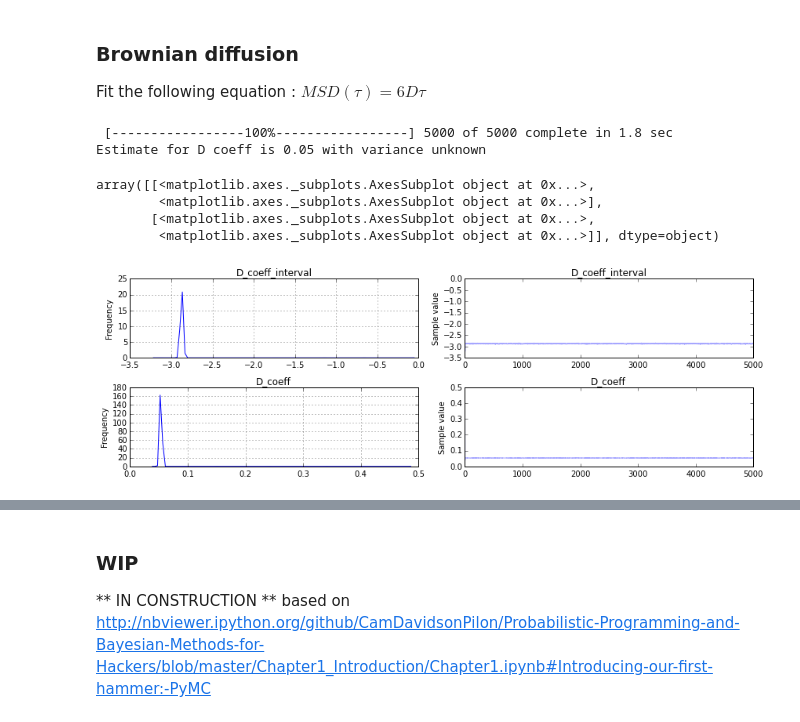
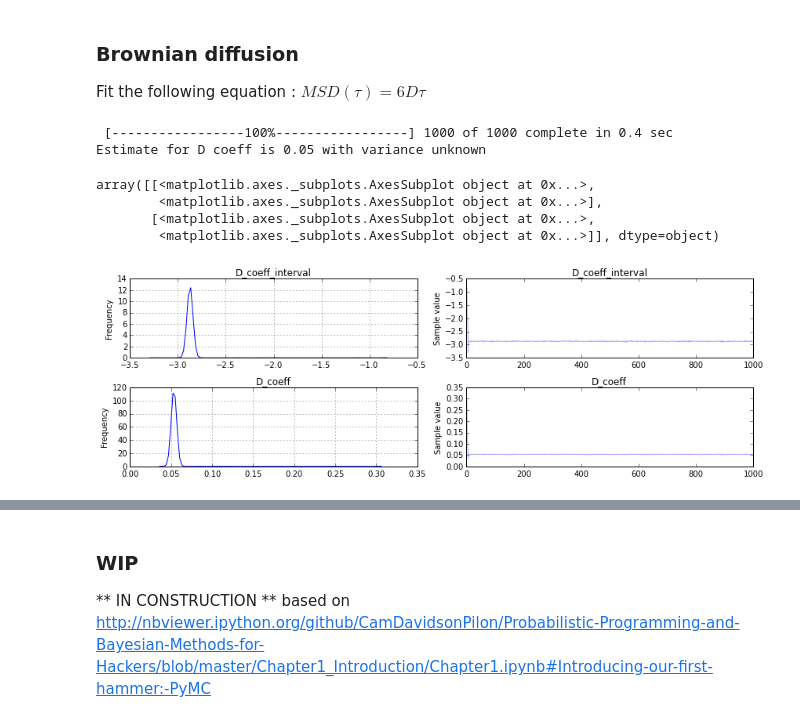
Before and after one commit to hadim/Public-Notebooks, a Jupyter notebook: msd_bayes/msd_bayes.ipynb, the cells around one changed output, grey strips where cells are left out. Drawn from its saved outputs; the diff is of its cells as text; code cells hidden in the pictures.

```diff
--- a/msd_bayes/msd_bayes.ipynb
+++ b/msd_bayes/msd_bayes.ipynb
@@ -136,11 +136,15 @@ In `msd_fitting.m`.
 
 Fit the following equation : $MSD(\tau) = 6D\tau$
 # %%
-def diffusive_model(tau, D_coeff):
+# Purely diffusive model
+
+def msd_model(tau, D_coeff):
     return 6 * D_coeff * tau
 
 msd_observed = msd_mean.copy()
 tau = msd_mean.index
 
-popt, pcov = optimize.curve_fit(diffusive_model, tau, msd_observed)
+popt, pcov = optimize.curve_fit(msd_model, tau, msd_observed)
 errors = np.sqrt(np.diag(pcov))
+
+print("Estimate for D coeff is {:.2f} with variance = {:.5f}".format(popt[0], errors[0]))
@@ -150,0 +153,13 @@ Estimate for D coeff is 0.05 with variance = 0.00217
+# %%
+# Constant model
+
+def msd_model(tau, sigma_e):
+    return 6 * sigma_e ** 2
+
+msd_observed = msd_mean.copy()
+tau = msd_mean.index
+
+popt, pcov = optimize.curve_fit(msd_model, tau, msd_observed)
+errors = np.sqrt(np.diag(pcov))
+
+print("Estimate for sigma_e is {:.2f} with variance = {:.5f}".format(popt[0], errors[0]))
@@ -150,0 +168,14 @@ Estimate for D coeff is 0.05 with variance = 0.00217
+# %%
+# Diffusive + error model
+
+def msd_model(tau, D_coeff, sigma_e):
+    return 6 * D_coeff * tau + 6 * sigma_e ** 2
+
+msd_observed = msd_mean.copy()
+tau = msd_mean.index
+
+popt, pcov = optimize.curve_fit(msd_model, tau, msd_observed)
+errors = np.sqrt(np.diag(pcov))
+
+print("Estimate for D coeff is {:.2f} with variance = {:.5f}".format(popt[0], errors[0]))
+print("Estimate for sigma_e is {:.2f} with variance = {:.5f}".format(popt[1], errors[1]))
@@ -157,30 +191,29 @@ See https://pymc-devs.github.io/pymc3/getting_started/#a-motivating-example-line
 
 Fit the following equation : $MSD(\tau) = 6D\tau$
 # %%
+# Purely diffusive model
+
 msd_observed = msd_mean.copy()
-#msd_observed = msds.loc[:, 28].copy()
 
 with pm.Model() as model:
 
     D_coeff = pm.Uniform("D_coeff", lower=0, upper=1)
 
     tau = msd_mean.index
     msd_model = 6 * D_coeff * tau
 
     observation = pm.Normal("observation", mu=msd_model, observed=msd_observed)
 
     step = pm.NUTS()
-    trace = pm.sample(5000, step)
+    trace = pm.sample(1000, step)
 
 print("\nEstimate for D coeff is {:.2f} with variance unknown".format(trace["D_coeff"].mean()))
+pm.traceplot(trace)
 # %% [output]
- [-----------------100%-----------------] 5000 of 5000 complete in 1.8 sec
+ [-----------------100%-----------------] 1000 of 1000 complete in 0.4 sec
 Estimate for D coeff is 0.05 with variance unknown
+array([[<matplotlib.axes._subplots.AxesSubplot object at 0x...>,
+        <matplotlib.axes._subplots.AxesSubplot object at 0x...>],
+       [<matplotlib.axes._subplots.AxesSubplot object at 0x...>,
+        <matplotlib.axes._subplots.AxesSubplot object at 0x...>]], dtype=object)
+[figure, added]
-# %%
-pm.traceplot(trace)
-# %% [output]
-array([[<matplotlib.axes._subplots.AxesSubplot object at 0x...>,
-        <matplotlib.axes._subplots.AxesSubplot object at 0x...>],
-       [<matplotlib.axes._subplots.AxesSubplot object at 0x...>,
-        <matplotlib.axes._subplots.AxesSubplot object at 0x...>]], dtype=object)
-[figure, removed]
```
Also changed, not shown: parts of 6 cells of this notebook.
